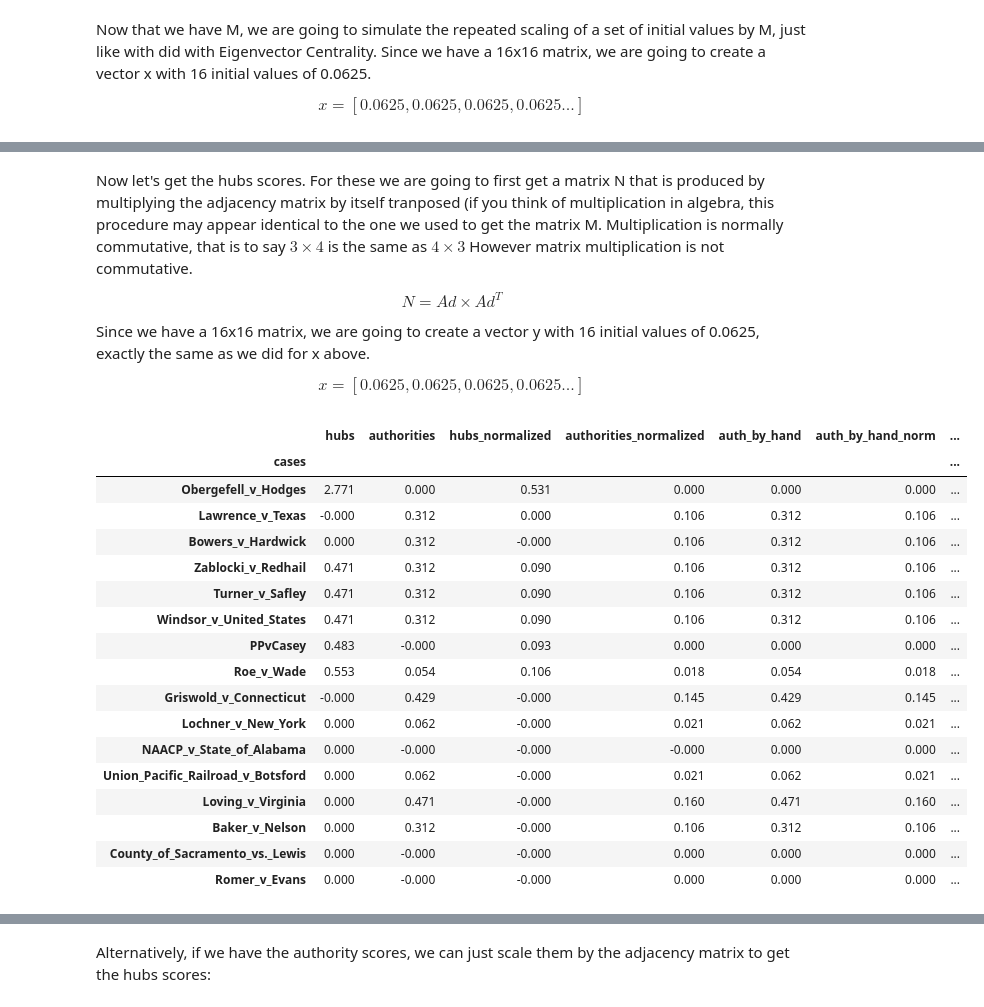
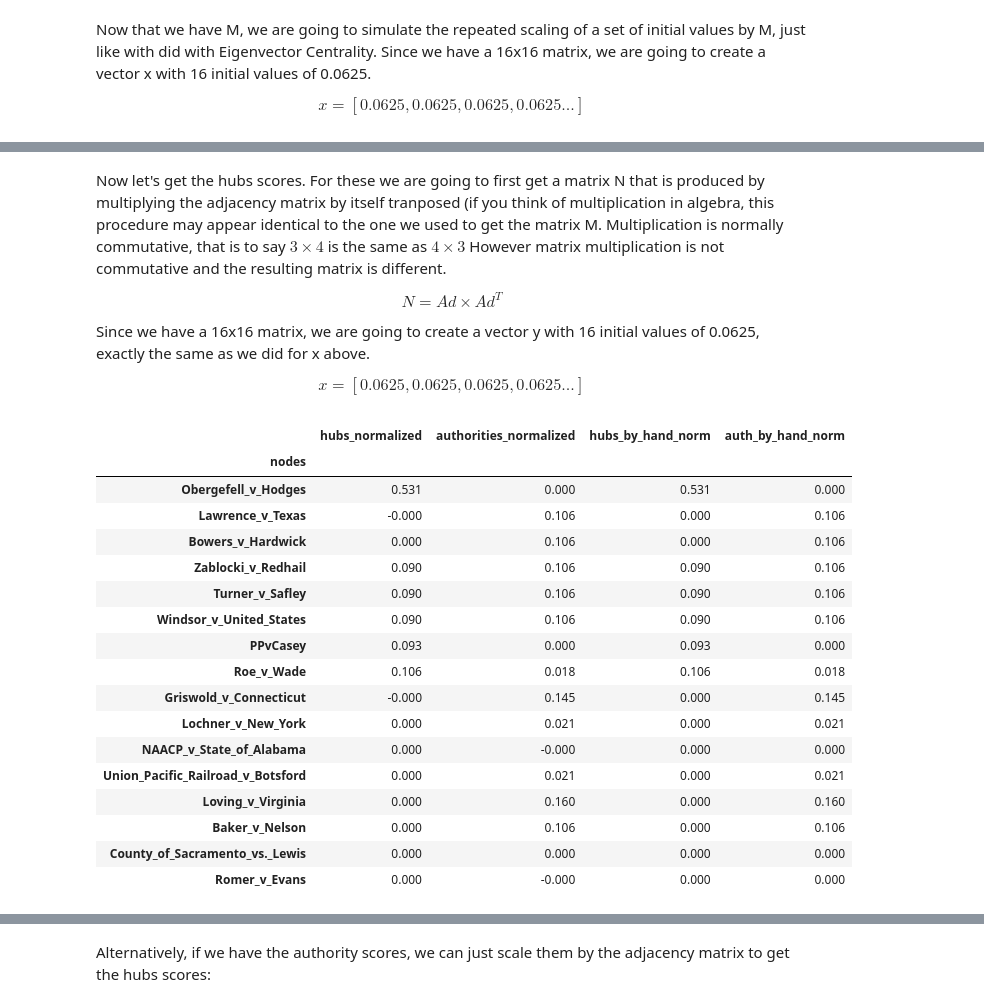
Before and after one commit to maastrichtlawtech/legalnetworkanalysis_textbook, a Jupyter notebook: Chapter_3_Centrality.ipynb, the cells around one changed output, grey strips where cells are left out. Cells and saved outputs as stored; diff of their text form; code cells hidden in the pictures.

```diff
--- a/Chapter_3_Centrality.ipynb
+++ b/Chapter_3_Centrality.ipynb
@@ -945,6 +945,8 @@ So far this may look like in-degree and out-degree. The key difference is that t
 
 Below we apply the algorithm to the Obergefell network and we can see what one should expect, that Obergefell is the key hub, and that Loving v. Virginia the key authority. NetworkX provides us with the option of returning HITS results normalized or not-normalized. The normalized results are clearly more informative. Normalization here means showing each score as the proportion of the total scores, so that the scores would sum to 1 (or function as a percentage if multiplied by a 100). Appendix 3 provides more insight into normalization.
 # %%
+# here the code will be more verbose becuase hits provides two sets of results,
+# and has a normalization option built in.
 g_ob = load_graph_from_json("data/obergefell.json")
 cases = list(g_ob.nodes)
 hits = nx.hits(g_ob, normalized=False)
@@ -955,13 +957,13 @@ hubs_norm = list(hits_norm[0].values())
 authorities_norm = list(hits_norm[1].values())
 
 
-resdf = pd.DataFrame({'cases':cases,
+resdf_g_ob = pd.DataFrame({'nodes':cases,
                    'hubs': hubs,
                   'authorities': authorities,
                   'hubs_normalized': hubs_norm,
                    "authorities_normalized": authorities_norm})
-resdf.set_index("cases", inplace=True)
-resdf.to_csv("data/hits_obergefell_results_1.csv")
-resdf
+resdf_g_ob.set_index("nodes", inplace=True)
+resdf_g_ob.to_csv("data/hits_obergefell_results_1.csv")
+resdf_g_ob
 # %% [output]
 |  | hubs | authorities | hubs_normalized | authorities_normalized |
@@ -987,7 +989,6 @@ Like Eigenvector centrality, HITS is an iterative algorithm that can be represen
 
 Note that because this is a directed network the adjacency matrix is not symmetrical.
 # %%
-g_ob = load_graph_from_json("data/obergefell.json")
 Ad = nx.adjacency_matrix(g_ob).todense()
 Ad
 # %% [output]
@@ -1014,8 +1015,6 @@ $$ M = Ad^T \times Ad $$
 
 In numpy code this is represented in this manner:
 # %%
-g_ob = load_graph_from_json("data/obergefell.json")
-Ad = nx.adjacency_matrix(g_ob).todense()
 M = Ad.T@Ad
 M
 # %% [output]
@@ -1046,25 +1047,20 @@ In order to get the authority score, we repeatedly multiply the new matrix M wit
 # %%
-g_ob = load_graph_from_json("data/obergefell.json")
-Ad = nx.adjacency_matrix(g_ob).todense()
-M = Ad.T@Ad
-M
 
 x = (np.ones(16)/16)
 for i in range(0,100):
     x = M@x.reshape(16,1)
+# this normalization is intented to keep numbers within reasonable bounds
+# and make calculations easier
     xnorm = np.linalg.norm(x)
     x = x/xnorm
 
 auth_by_hand = x
-
 auth_by_hand_norm = auth_by_hand/np.sum(auth_by_hand)
 
+resdf_g_ob = resdf_g_ob.drop(["hubs", "authorities"], axis=1)
 
-resdf = pd.read_csv("data/hits_obergefell_results_1.csv", index_col="cases")
+#resdf_g_ob["auth_by_hand"] = auth_by_hand
+resdf_g_ob["auth_by_hand_norm"] = auth_by_hand_norm
 
-resdf["auth_by_hand"] = auth_by_hand
-resdf["auth_by_hand_norm"] = auth_by_hand_norm
-
-resdf.to_csv("data/hits_obergefell_results_2.csv")
-resdf
+resdf_g_ob
 # %% [output]
@@ -1089,5 +1085,5 @@ resdf
 # %% [markdown]
-Now let's get the hubs scores. For these we are going to first get a matrix N that is produced by multiplying the adjacency matrix by itself tranposed (if you think of multiplication in algebra, this procedure may appear identical to the one we used to get the matrix M. Multiplication is normally commutative, that is to say $ 3 \times 4 $ is the same as $ 4 \times 3 $ However matrix multiplication is not commutative.
+Now let's get the hubs scores. For these we are going to first get a matrix N that is produced by multiplying the adjacency matrix by itself tranposed (if you think of multiplication in algebra, this procedure may appear identical to the one we used to get the matrix M. Multiplication is normally commutative, that is to say $ 3 \times 4 $ is the same as $ 4 \times 3 $ However matrix multiplication is not commutative and the resulting matrix is different.
 
 $$ N = Ad \times Ad^T $$
 
@@ -1095,45 +1091,39 @@ Since we have a 16x16 matrix, we are going to create a vector y with 16 initial
 
 $$ x = [0.0625, 0.0625, 0.0625, 0.0625 ... ] $$
 # %%
-g_ob = load_graph_from_json("data/obergefell.json")
 Ad = nx.adjacency_matrix(g_ob).todense()
 N = Ad@Ad.T
-
-
 y = (np.ones(16)/16)
 for i in range(0,100):
     y = N@y.reshape(16,1)
     ynorm = np.linalg.norm(y)
     y = y/ynorm
 
 hubs_by_hand = y
 
 hubs_by_hand_norm = hubs_by_hand/(np.sum(hubs_by_hand))
 
-resdf = pd.read_csv("data/hits_obergefell_results_2.csv", index_col="cases")
 
-resdf["hubs_by_hand"] = hubs_by_hand
-resdf["hubs_by_hand_norm"] = hubs_by_hand_norm
-
-resdf.to_csv("data/hits_obergefell_results_3.csv")
-resdf
+#resdf["hubs_by_hand"] = hubs_by_hand
+resdf_g_ob["hubs_by_hand_norm"] = hubs_by_hand_norm
+resdf_g_ob[['hubs_normalized', "authorities_normalized", "hubs_by_hand_norm","auth_by_hand_norm"]]
 # %% [output]
-|  | hubs | authorities | hubs_normalized | authorities_normalized | auth_by_hand | auth_by_hand_norm | ... |
-| cases |  |  |  |  |  |  | ... |
-| Obergefell_v_Hodges | 2.771 | 0.000 | 0.531 | 0.000 | 0.000 | 0.000 | ... |
-| Lawrence_v_Texas | -0.000 | 0.312 | 0.000 | 0.106 | 0.312 | 0.106 | ... |
-| Bowers_v_Hardwick | 0.000 | 0.312 | -0.000 | 0.106 | 0.312 | 0.106 | ... |
-| Zablocki_v_Redhail | 0.471 | 0.312 | 0.090 | 0.106 | 0.312 | 0.106 | ... |
-| Turner_v_Safley | 0.471 | 0.312 | 0.090 | 0.106 | 0.312 | 0.106 | ... |
-| Windsor_v_United_States | 0.471 | 0.312 | 0.090 | 0.106 | 0.312 | 0.106 | ... |
-| PPvCasey | 0.483 | -0.000 | 0.093 | 0.000 | 0.000 | 0.000 | ... |
-| Roe_v_Wade | 0.553 | 0.054 | 0.106 | 0.018 | 0.054 | 0.018 | ... |
-| Griswold_v_Connecticut | -0.000 | 0.429 | -0.000 | 0.145 | 0.429 | 0.145 | ... |
-| Lochner_v_New_York | 0.000 | 0.062 | -0.000 | 0.021 | 0.062 | 0.021 | ... |
-| NAACP_v_State_of_Alabama | 0.000 | -0.000 | -0.000 | -0.000 | 0.000 | 0.000 | ... |
-| Union_Pacific_Railroad_v_Botsford | 0.000 | 0.062 | -0.000 | 0.021 | 0.062 | 0.021 | ... |
-| Loving_v_Virginia | 0.000 | 0.471 | -0.000 | 0.160 | 0.471 | 0.160 | ... |
-| Baker_v_Nelson | 0.000 | 0.312 | -0.000 | 0.106 | 0.312 | 0.106 | ... |
-| County_of_Sacramento_vs._Lewis | 0.000 | -0.000 | -0.000 | 0.000 | 0.000 | 0.000 | ... |
-| Romer_v_Evans | 0.000 | -0.000 | -0.000 | 0.000 | 0.000 | 0.000 | ... |
+|  | hubs_normalized | authorities_normalized | hubs_by_hand_norm | auth_by_hand_norm |
+| nodes |  |  |  |  |
+| Obergefell_v_Hodges | 0.531 | 0.000 | 0.531 | 0.000 |
+| Lawrence_v_Texas | -0.000 | 0.106 | 0.000 | 0.106 |
+| Bowers_v_Hardwick | 0.000 | 0.106 | 0.000 | 0.106 |
+| Zablocki_v_Redhail | 0.090 | 0.106 | 0.090 | 0.106 |
+| Turner_v_Safley | 0.090 | 0.106 | 0.090 | 0.106 |
+| Windsor_v_United_States | 0.090 | 0.106 | 0.090 | 0.106 |
+| PPvCasey | 0.093 | 0.000 | 0.093 | 0.000 |
+| Roe_v_Wade | 0.106 | 0.018 | 0.106 | 0.018 |
+| Griswold_v_Connecticut | -0.000 | 0.145 | 0.000 | 0.145 |
+| Lochner_v_New_York | 0.000 | 0.021 | 0.000 | 0.021 |
+| NAACP_v_State_of_Alabama | 0.000 | -0.000 | 0.000 | 0.000 |
+| Union_Pacific_Railroad_v_Botsford | 0.000 | 0.021 | 0.000 | 0.021 |
+| Loving_v_Virginia | 0.000 | 0.160 | 0.000 | 0.160 |
+| Baker_v_Nelson | 0.000 | 0.106 | 0.000 | 0.106 |
+| County_of_Sacramento_vs._Lewis | 0.000 | 0.000 | 0.000 | 0.000 |
+| Romer_v_Evans | 0.000 | -0.000 | 0.000 | 0.000 |
 # %% [markdown]
```
Also changed, not shown: parts of 9 cells of this notebook, 4 other files.
